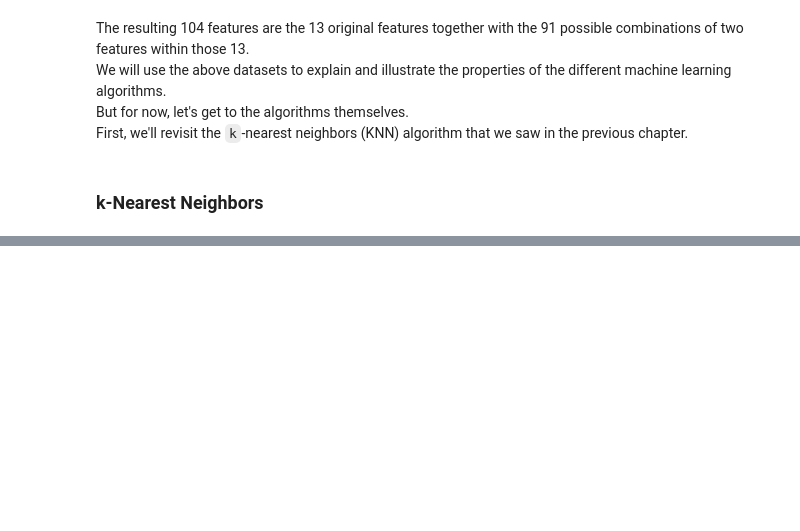
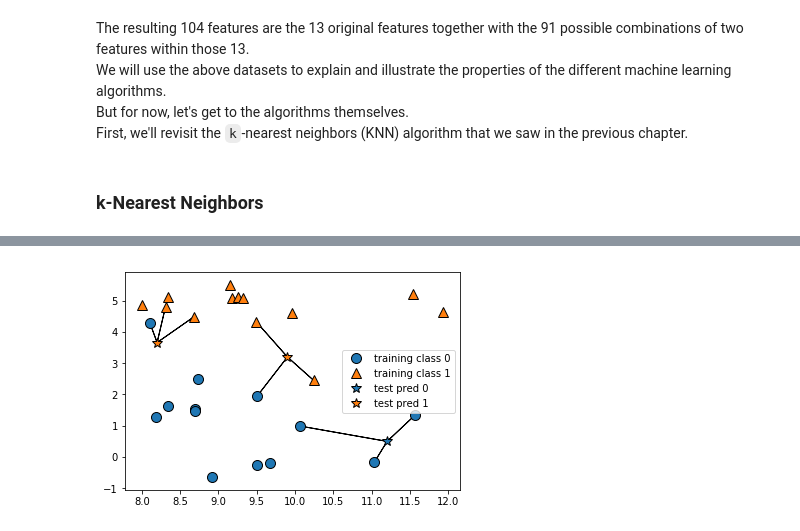
Before and after one commit to bgroveben/python3_machine_learning_projects, a Jupyter notebook: introduction_to_ml_with_python/2_Supervised_Learning.ipynb, the cells around one changed output, grey strips where cells are left out. Drawn from its saved outputs; the diff is of its cells as text; code cells hidden in the pictures; blank space fills up the shorter version.

```diff
--- a/introduction_to_ml_with_python/2_Supervised_Learning.ipynb
+++ b/introduction_to_ml_with_python/2_Supervised_Learning.ipynb
@@ -295,0 +320,4 @@ First, we'll revisit the `k`-nearest neighbors (KNN) algorithm that we saw in th
+# %%
+mglearn.plots.plot_knn_classification(n_neighbors=3)
+# %% [output]
+[figure, added]
```
Also changed, not shown: parts of 19 cells of this notebook, 1 other file.
